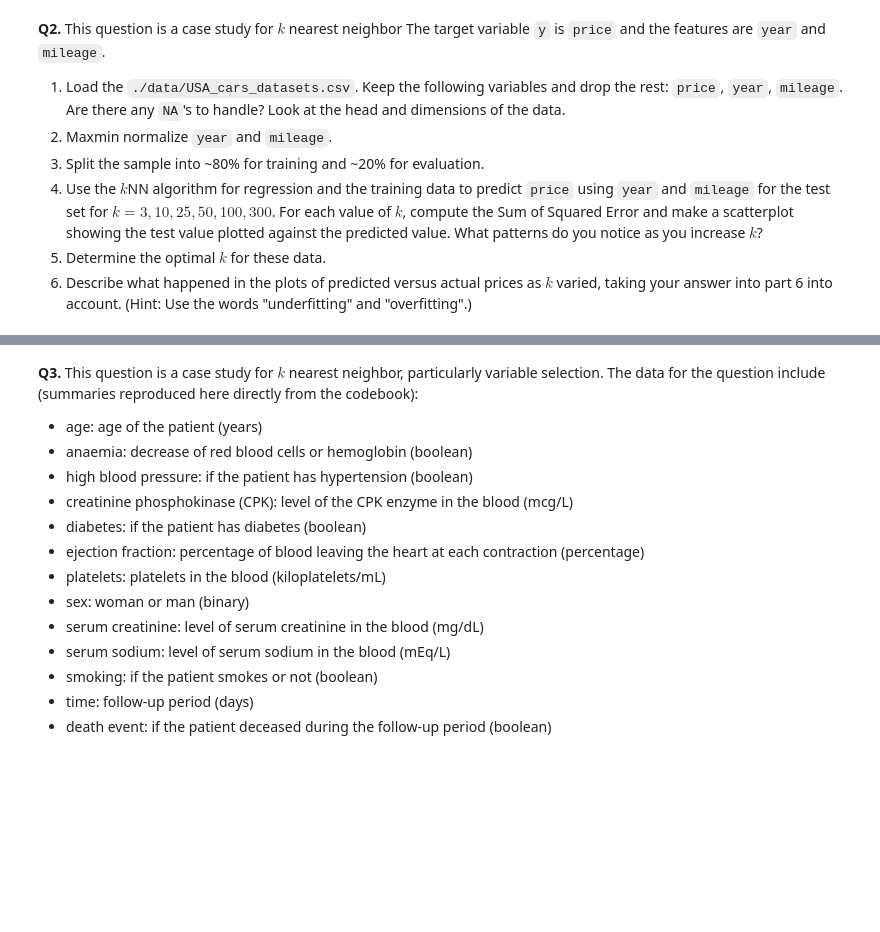
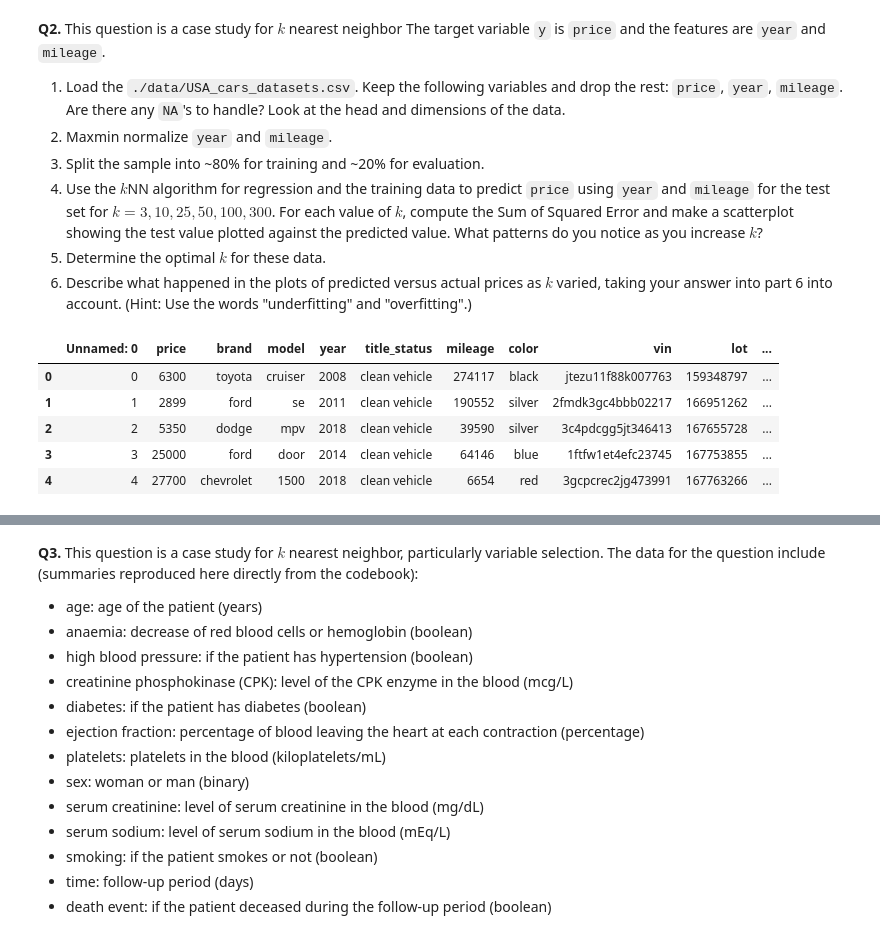
Before and after one commit to mbz8dg/assignment3, a Jupyter notebook: assignment_knn_and_kmc.ipynb, the cells around one changed output, grey strips where cells are left out. Saved outputs shown, nothing was run; the diff lists cells and outputs as text; code cells hidden in the pictures; blank space fills up the shorter version.

```diff
--- a/assignment_knn_and_kmc.ipynb
+++ b/assignment_knn_and_kmc.ipynb
@@ -164,3 +157,13 @@ The distinction highlights there may be different types of inaccuracy present. W
 4. Use the $k$NN algorithm for regression and the training data to predict `price` using `year` and `mileage` for the test set for $k=3,10,25,50,100,300$. For each value of $k$, compute the Sum of Squared Error and make a scatterplot showing the test value plotted against the predicted value. What patterns do you notice as you increase $k$?
 5. Determine the optimal $k$ for these data.
 6. Describe what happened in the plots of predicted versus actual prices as $k$ varied, taking your answer into part 6 into account. (Hint: Use the words "underfitting" and "overfitting".)
+# %%
+df2=pd.read_csv("/content/knn/data/USA_cars_datasets.csv")
+df2.head()
+# %% [output]
+|  | Unnamed: 0 | price | brand | model | year | title_status | mileage | color | vin | lot | ... |
+| 0 | 0 | 6300 | toyota | cruiser | 2008 | clean vehicle | 274117 | black | jtezu11f88k007763 | 159348797 | ... |
+| 1 | 1 | 2899 | ford | se | 2011 | clean vehicle | 190552 | silver | 2fmdk3gc4bbb02217 | 166951262 | ... |
+| 2 | 2 | 5350 | dodge | mpv | 2018 | clean vehicle | 39590 | silver | 3c4pdcgg5jt346413 | 167655728 | ... |
+| 3 | 3 | 25000 | ford | door | 2014 | clean vehicle | 64146 | blue | 1ftfw1et4efc23745 | 167753855 | ... |
+| 4 | 4 | 27700 | chevrolet | 1500 | 2018 | clean vehicle | 6654 | red | 3gcpcrec2jg473991 | 167763266 | ... |
```
Also changed, not shown: parts of 12 cells of this notebook.
